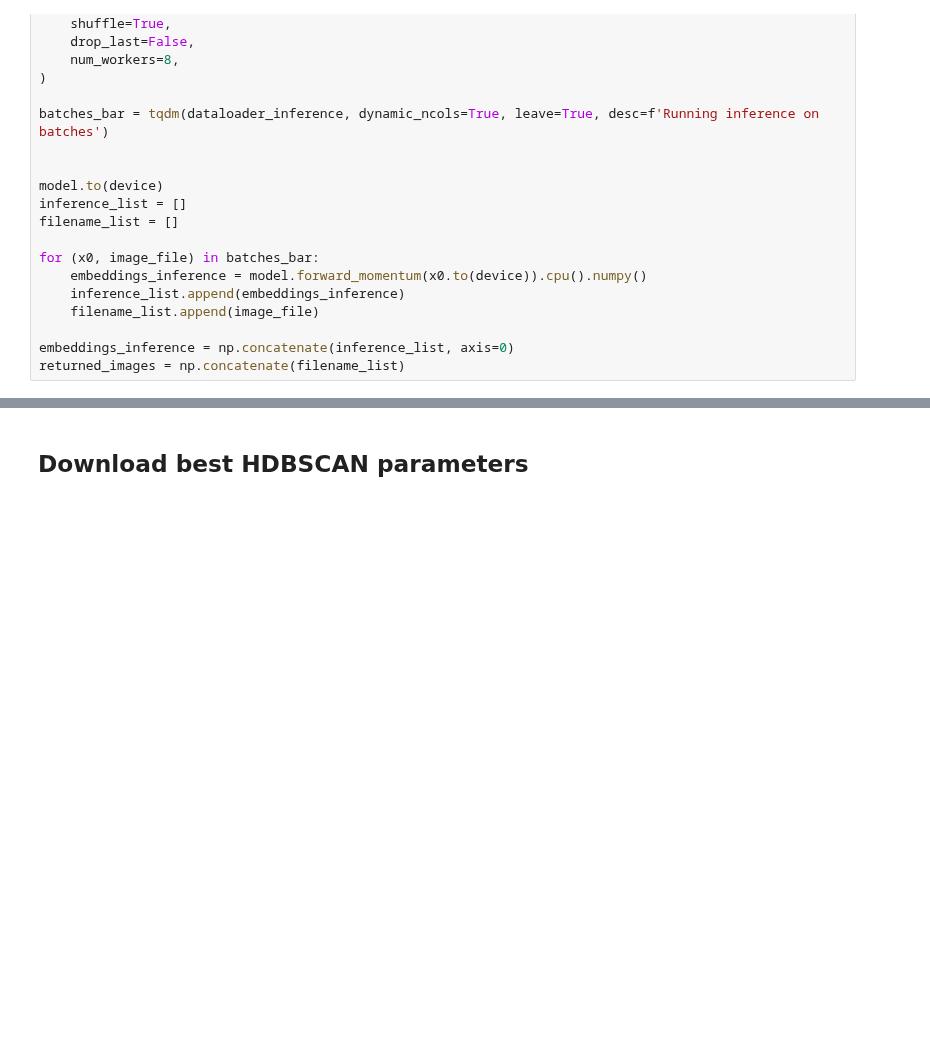
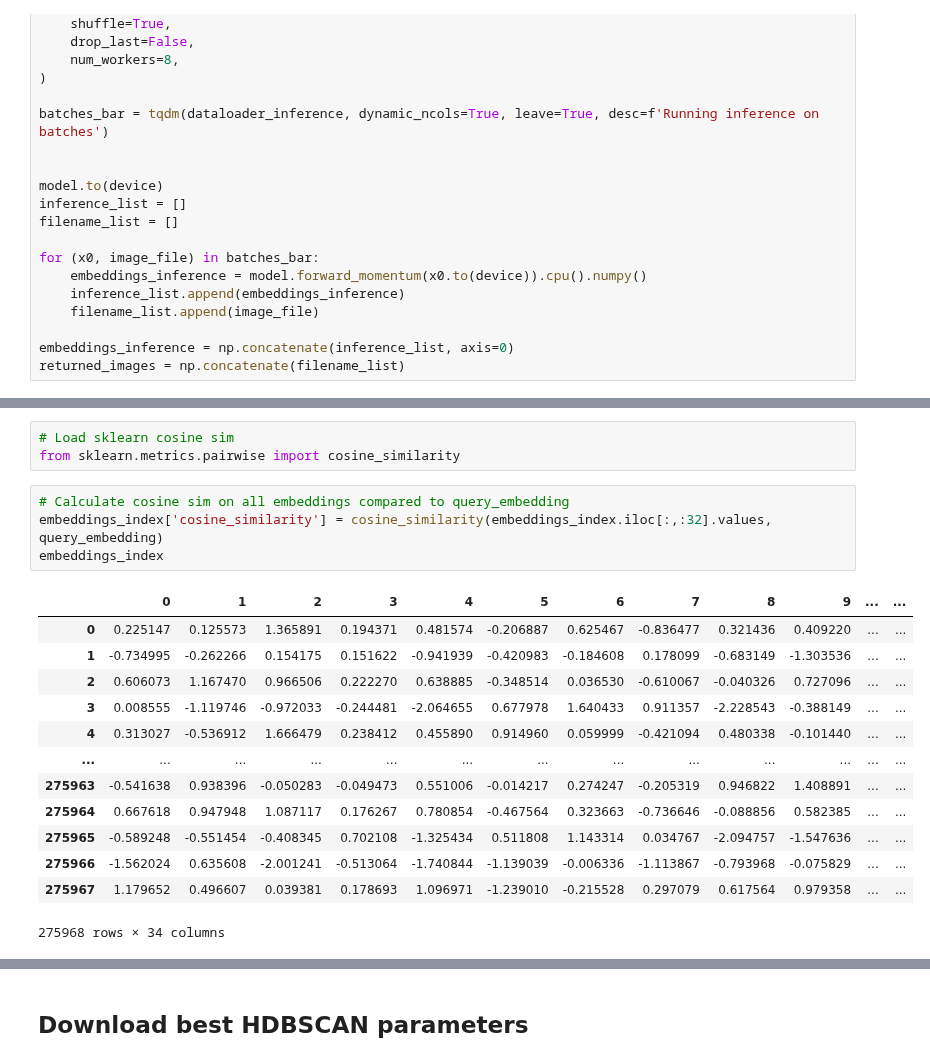
Before and after one commit to hits-sdo/hits-sdo-similaritysearch, a Jupyter notebook: search_byol/byol_index_retrieval_pl.ipynb, the cells around one changed output, grey strips where cells are left out. Cells and saved outputs as stored; diff of their text form; blank space fills up the shorter version.

```diff
--- a/search_byol/byol_index_retrieval_pl.ipynb
+++ b/search_byol/byol_index_retrieval_pl.ipynb
@@ -384,0 +422,21 @@ returned_images = np.concatenate(filename_list)
+# %%
+# Load sklearn cosine sim
+from sklearn.metrics.pairwise import cosine_similarity
+# %%
+# Calculate cosine sim on all embeddings compared to query_embedding
+embeddings_index['cosine_similarity'] = cosine_similarity(embeddings_index.iloc[:,:32].values, query_embedding)
+embeddings_index
+# %% [output]
+|  | 0 | 1 | 2 | 3 | 4 | 5 | 6 | 7 | 8 | 9 | ... | ... |
+| 0 | 0.225147 | 0.125573 | 1.365891 | 0.194371 | 0.481574 | -0.206887 | 0.625467 | -0.836477 | 0.321436 | 0.409220 | ... | ... |
+| 1 | -0.734995 | -0.262266 | 0.154175 | 0.151622 | -0.941939 | -0.420983 | -0.184608 | 0.178099 | -0.683149 | -1.303536 | ... | ... |
+| 2 | 0.606073 | 1.167470 | 0.966506 | 0.222270 | 0.638885 | -0.348514 | 0.036530 | -0.610067 | -0.040326 | 0.727096 | ... | ... |
+| 3 | 0.008555 | -1.119746 | -0.972033 | -0.244481 | -2.064655 | 0.677978 | 1.640433 | 0.911357 | -2.228543 | -0.388149 | ... | ... |
+| 4 | 0.313027 | -0.536912 | 1.666479 | 0.238412 | 0.455890 | 0.914960 | 0.059999 | -0.421094 | 0.480338 | -0.101440 | ... | ... |
+| ... | ... | ... | ... | ... | ... | ... | ... | ... | ... | ... | ... | ... |
+| 275963 | -0.541638 | 0.938396 | -0.050283 | -0.049473 | 0.551006 | -0.014217 | 0.274247 | -0.205319 | 0.946822 | 1.408891 | ... | ... |
+| 275964 | 0.667618 | 0.947948 | 1.087117 | 0.176267 | 0.780854 | -0.467564 | 0.323663 | -0.736646 | -0.088856 | 0.582385 | ... | ... |
+| 275965 | -0.589248 | -0.551454 | -0.408345 | 0.702108 | -1.325434 | 0.511808 | 1.143314 | 0.034767 | -2.094757 | -1.547636 | ... | ... |
+| 275966 | -1.562024 | 0.635608 | -2.001241 | -0.513064 | -1.740844 | -1.139039 | -0.006336 | -1.113867 | -0.793968 | -0.075829 | ... | ... |
+| 275967 | 1.179652 | 0.496607 | 0.039381 | 0.178693 | 1.096971 | -1.239010 | -0.215528 | 0.297079 | 0.617564 | 0.979358 | ... | ... |
+275968 rows × 34 columns
```
Also changed, not shown: parts of 10 cells of this notebook.
